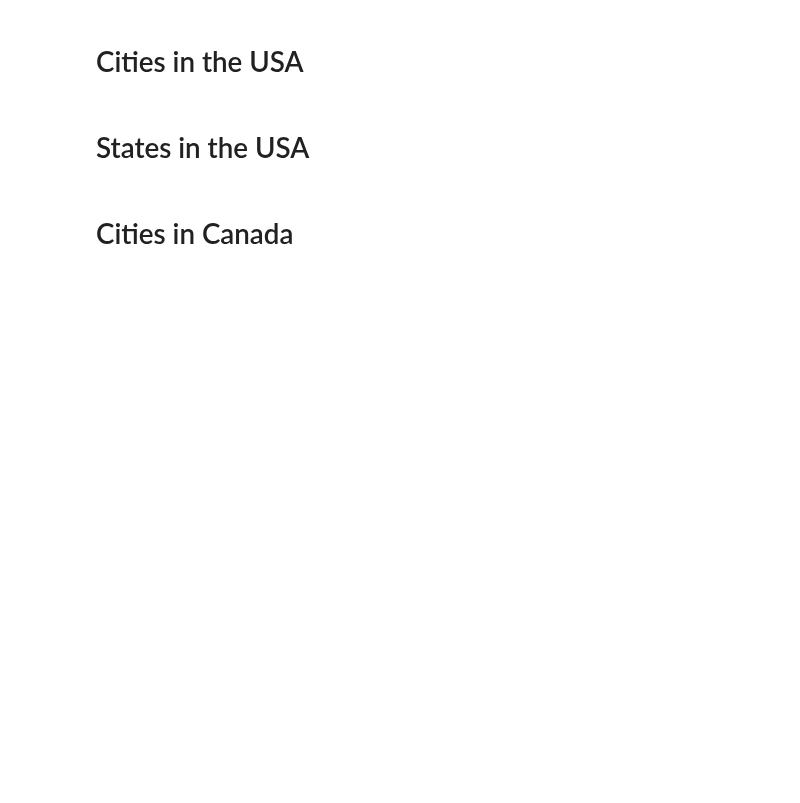
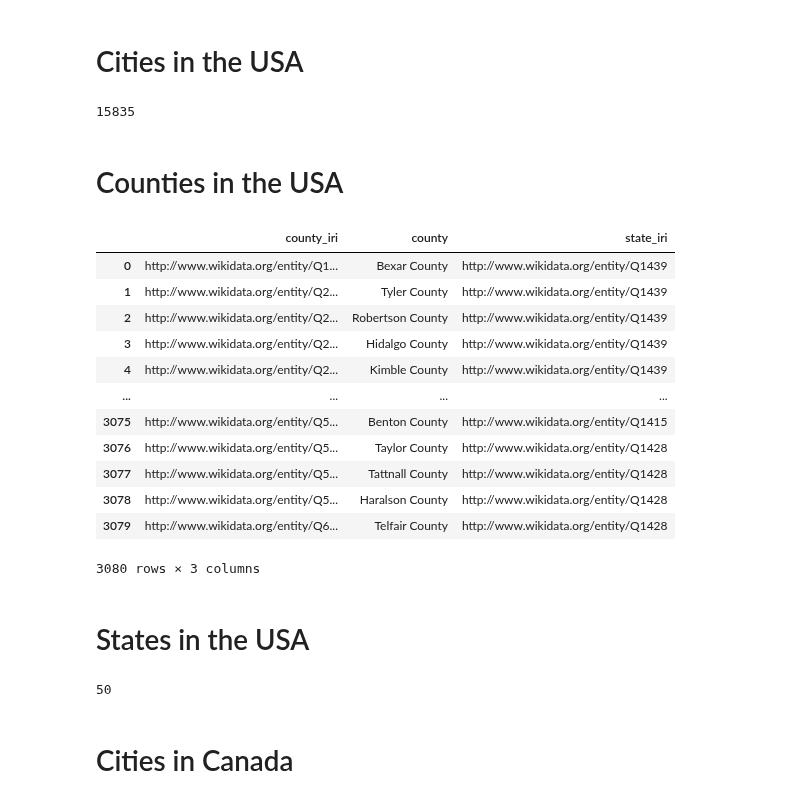
Before and after one commit to christiannielsen98/DVML-P7, a Jupyter notebook: Code/Development/wikidata_locations.ipynb, the cells around one changed output. Saved outputs shown, nothing was run; the diff lists cells and outputs as text; code cells hidden in the pictures; blank space fills up the shorter version.

```diff
--- a/Code/Development/wikidata_locations.ipynb
+++ b/Code/Development/wikidata_locations.ipynb
@@ -52,3 +54,53 @@ result_us_cities.to_csv(path_or_buf=get_path("usCities.csv"), index=False)
+# %%
+# 19,495
+len(result_us_cities)
+# %% [output]
+15835
+# %% [markdown]
+# Counties in the USA
+# %%
+query_us_counties = """
+SELECT DISTINCT ?county ?countyLabel ?state
+WHERE {
+    ?county wdt:P31/wdt:P279* wd:Q6256 .
+    ?county wdt:P131 ?state .
+    ?state wdt:P31 wd:Q35657 .
+    ?county wdt:P17 wd:Q30 .
+    SERVICE wikibase:label { bd:serviceParam wikibase:language "[AUTO_LANGUAGE],en" . }
+}
+"""
+
+query_us_counties = """
+SELECT ?county ?countyLabel ?state
+WHERE {
+	?county wdt:P31/wdt:P279* wd:Q47168 .
+	?county wdt:P131 ?state .
+    SERVICE wikibase:label { bd:serviceParam wikibase:language "[AUTO_LANGUAGE],en" . }
+}
+"""
+
+result_us_counties = wikidata_query(query_us_counties)
+result_us_counties = result_us_counties[["county.value", "countyLabel.value", "state.value"]]
+us_county_renames = {"county.value": "county_iri", "countyLabel.value": "county", "state.value": "state_iri"}
+result_us_counties.rename(columns=us_county_renames, inplace=True)
+# result_us_cities.to_csv(path_or_buf=get_path("usaCounties.csv"), index=False)
+# %%
+# 3,143
+len(result_us_counties)
+# %% [output]
+|  | county_iri | county | state_iri |
+| 0 | http://www.wikidata.org/entity/Q1... | Bexar County | http://www.wikidata.org/entity/Q1439 |
+| 1 | http://www.wikidata.org/entity/Q2... | Tyler County | http://www.wikidata.org/entity/Q1439 |
+| 2 | http://www.wikidata.org/entity/Q2... | Robertson County | http://www.wikidata.org/entity/Q1439 |
+| 3 | http://www.wikidata.org/entity/Q2... | Hidalgo County | http://www.wikidata.org/entity/Q1439 |
+| 4 | http://www.wikidata.org/entity/Q2... | Kimble County | http://www.wikidata.org/entity/Q1439 |
+| ... | ... | ... | ... |
+| 3075 | http://www.wikidata.org/entity/Q5... | Benton County | http://www.wikidata.org/entity/Q1415 |
+| 3076 | http://www.wikidata.org/entity/Q5... | Taylor County | http://www.wikidata.org/entity/Q1428 |
+| 3077 | http://www.wikidata.org/entity/Q5... | Tattnall County | http://www.wikidata.org/entity/Q1428 |
+| 3078 | http://www.wikidata.org/entity/Q5... | Haralson County | http://www.wikidata.org/entity/Q1428 |
+| 3079 | http://www.wikidata.org/entity/Q6... | Telfair County | http://www.wikidata.org/entity/Q1428 |
+3080 rows × 3 columns
 # %% [markdown]
 # States in the USA
 # %%
@@ -74,3 +125,8 @@ result_us_states.to_csv(path_or_buf=get_path("usStates.csv"))
+# %%
+# 50
+len(result_us_states)
+# %% [output]
+50
 # %% [markdown]
 # Cities in Canada
 # %%
```
Also changed, not shown: parts of 19 cells of this notebook.
